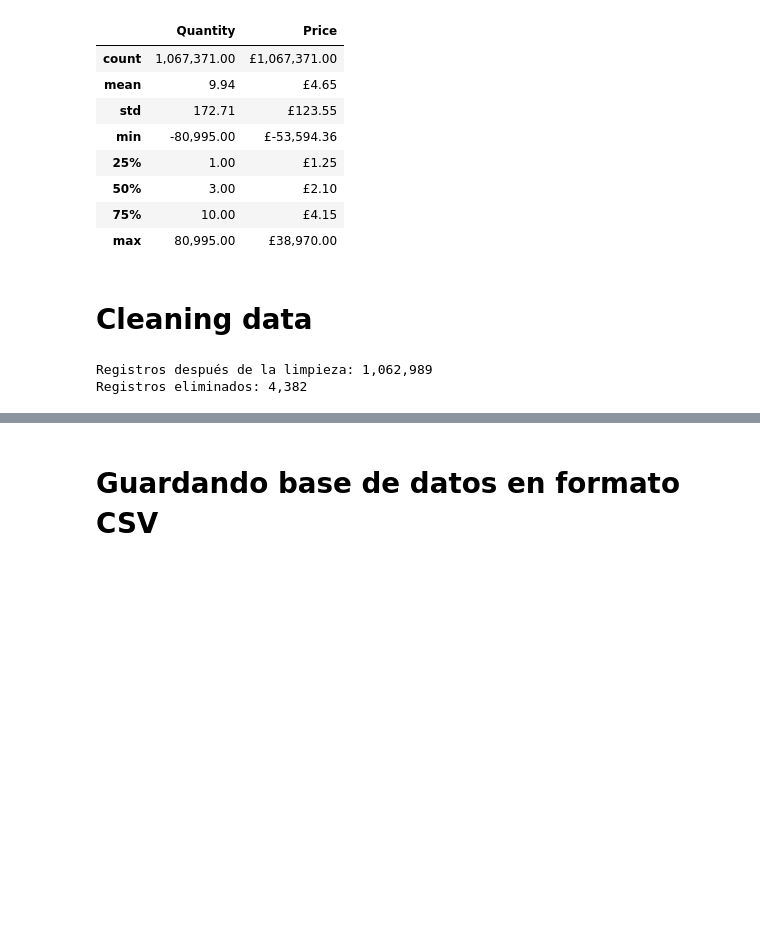
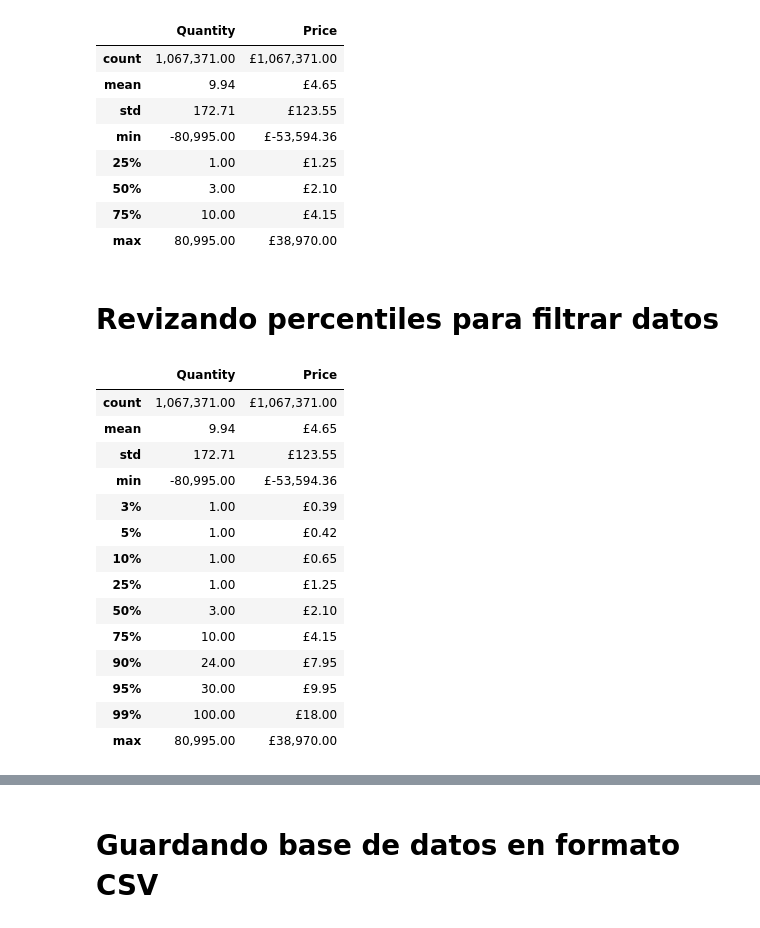
Before and after one commit to JesusSanchezM/1.-Supply-Chain-Intelligence, a Jupyter notebook: src/preprocessing.ipynb, the cells around one changed output, grey strips where cells are left out. Drawn from its saved outputs; the diff is of its cells as text; code cells hidden in the pictures; blank space fills up the shorter version.

```diff
--- a/src/preprocessing.ipynb
+++ b/src/preprocessing.ipynb
@@ -78,16 +78,31 @@ dtype: int64
 | 50% | 3.00 | £2.10 |
 | 75% | 10.00 | £4.15 |
 | max | 80,995.00 | £38,970.00 |
-# %% [markdown]
-# Cleaning data
-# %%
-# 1. Eliminar filas sin Descripción
-# Si no sabemos qué es el producto, no podemos predecir su demanda.
-df_clean = df.dropna(subset=['Description'])
-
-# 2. Ver el resultado final de la limpieza
-print(f"Registros después de la limpieza: {len(df_clean):,}")
-print(f"Registros eliminados: {len(df) - len(df_clean):,}")
-# %% [output]
-Registros después de la limpieza: 1,062,989
-Registros eliminados: 4,382
+# %% [markdown]
+# Revizando percentiles para filtrar datos
+# %%
+# Definimos los percentiles que queremos observar (0.99 es el 99%)
+percentiles_extra = [.03, .05, .1, .25, .5, .75, .9, .95, .99]
+
+resumen_estilo = df[["Quantity", "Price"]].describe(percentiles=percentiles_extra).style.format({
+    "Quantity": "{:,.2f}",
+    "Price": "£{:,.2f}"
+})
+
+display(resumen_estilo)
+# %% [output]
+|  | Quantity | Price |
+| count | 1,067,371.00 | £1,067,371.00 |
+| mean | 9.94 | £4.65 |
+| std | 172.71 | £123.55 |
+| min | -80,995.00 | £-53,594.36 |
+| 3% | 1.00 | £0.39 |
+| 5% | 1.00 | £0.42 |
+| 10% | 1.00 | £0.65 |
+| 25% | 1.00 | £1.25 |
+| 50% | 3.00 | £2.10 |
+| 75% | 10.00 | £4.15 |
+| 90% | 24.00 | £7.95 |
+| 95% | 30.00 | £9.95 |
+| 99% | 100.00 | £18.00 |
+| max | 80,995.00 | £38,970.00 |
```
Also changed, not shown: parts of 5 cells of this notebook, 1 other file.
